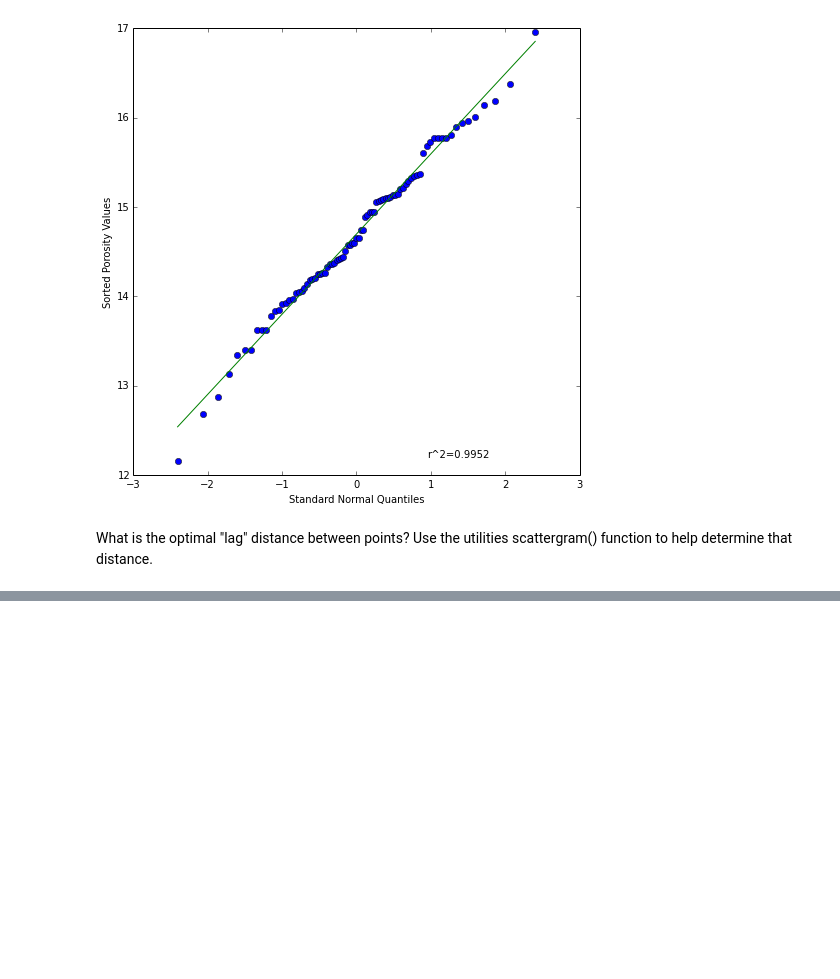
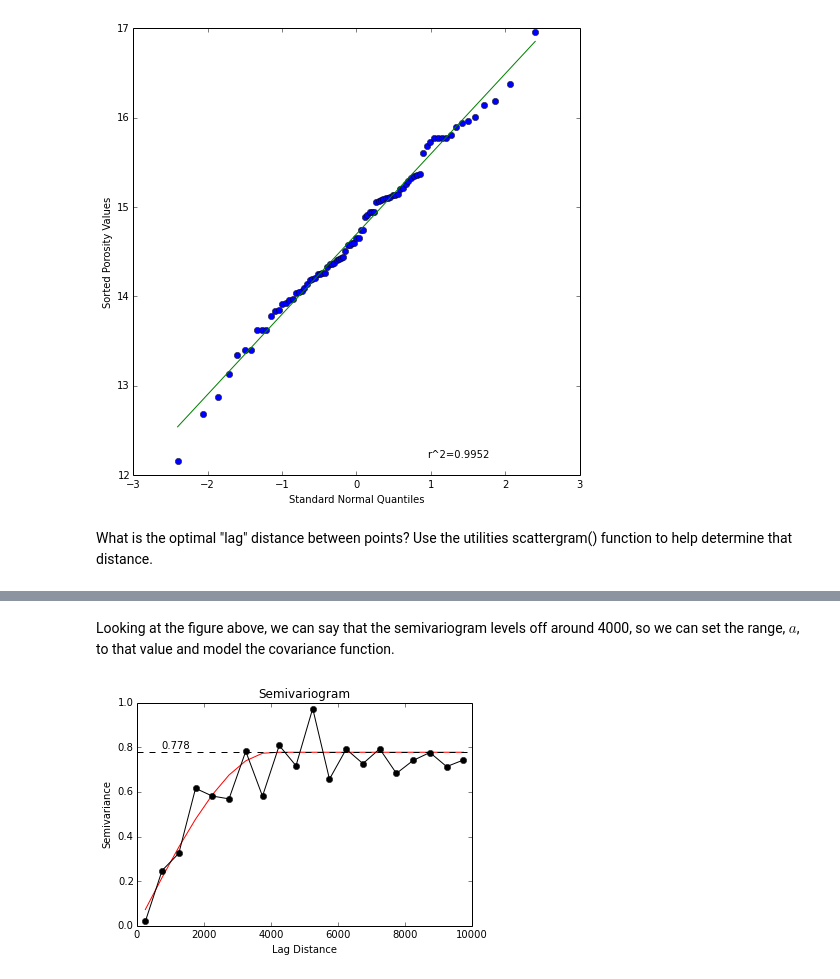
Before and after one commit to cjohnson318/geostatsmodels, a Jupyter notebook: notebooks/VariogramAnalysis.ipynb, the cells around one changed output, grey strips where cells are left out. Drawn from its saved outputs; the diff is of its cells as text; code cells hidden in the pictures; blank space fills up the shorter version.

```diff
--- a/notebooks/VariogramAnalysis.ipynb
+++ b/notebooks/VariogramAnalysis.ipynb
@@ -117,0 +107,7 @@ ax.set_xlabel('Lags') ;
+# %% [markdown]
+Looking at the figure above, we can say that the semivariogram levels off around 4000, so we can set the range, $a$, to that value and model the covariance function.
+# %%
+svm = model.semivariance( model.spherical, [ 4000, sill ] )
+visualization.svplot( P, lags, tolerance, model=svm )
+# %% [output]
+[figure, added]
```
Also changed, not shown: parts of 11 cells of this notebook.
